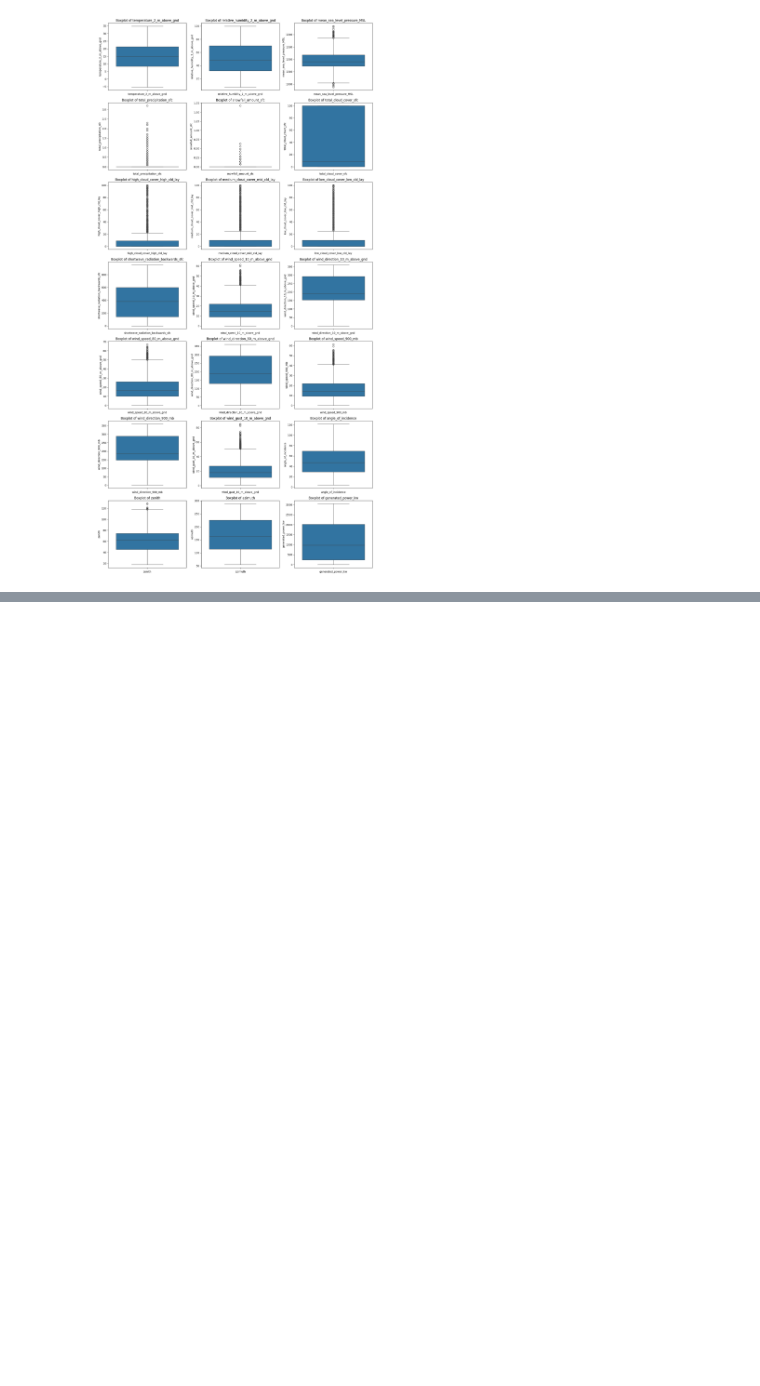
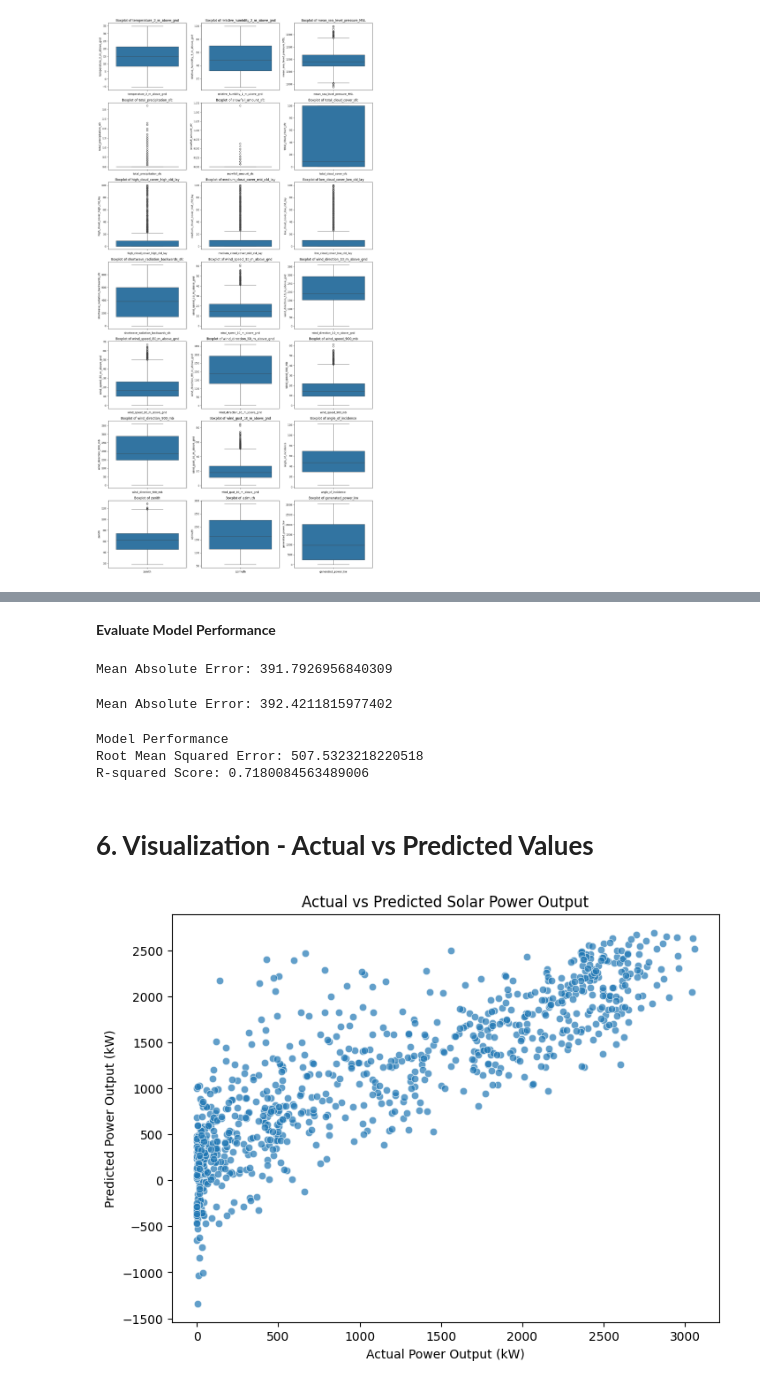
Before and after one commit to Dipan46/Predicting-Solar-Power-Output-using-Linear-Regression, a Jupyter notebook: Predicting Solar Power Output using Linear Regression.ipynb, the cells around one changed output, grey strips where cells are left out. Drawn from its saved outputs; the diff is of its cells as text; code cells hidden in the pictures; blank space fills up the shorter version.

```diff
--- a/Predicting Solar Power Output using Linear Regression.ipynb
+++ b/Predicting Solar Power Output using Linear Regression.ipynb
@@ -180,0 +179,3 @@ plt.show()
+# %%
+X = data.drop(['generated_power_kw'], axis=1)
+y = data['generated_power_kw']
@@ -180,0 +184,2 @@ plt.show()
+# %%
+X_train, X_test, y_train, y_test = train_test_split(x, y, test_size=0.2, random_state=42)
@@ -180,0 +188,3 @@ plt.show()
+# %%
+model = LinearRegression()
+model.fit(X_train, y_train)
@@ -180,0 +197,35 @@ plt.show()
+# %% [markdown]
+**Evaluate Model Performance**
+# %%
+y_pred = model.predict(X_test)
+mae = mean_absolute_error(y_test, y_pred)
+print(f'Mean Absolute Error: {mae}')
+# %% [output]
+Mean Absolute Error: 391.7926956840309
+# %%
+y_pred_train = model.predict(X_train)
+mae_train = mean_absolute_error(y_train, y_pred_train)
+print(f'Mean Absolute Error: {mae_train}')
+# %% [output]
+Mean Absolute Error: 392.4211815977402
+# %%
+rmse = np.sqrt(mean_squared_error(y_test, y_pred))
+r2 = r2_score(y_test, y_pred)
+print("Model Performance")
+print(f"Root Mean Squared Error: {rmse}")
+print(f"R-squared Score: {r2}")
+# %% [output]
+Model Performance
+Root Mean Squared Error: 507.5323218220518
+R-squared Score: 0.7180084563489006
+# %% [markdown]
+# **6. Visualization - Actual vs Predicted Values**
+# %%
+plt.figure(figsize=(8,6))
+sns.scatterplot(x=y_test, y=y_pred, alpha=0.7)
+plt.xlabel("Actual Power Output (kW)")
+plt.ylabel("Predicted Power Output (kW)")
+plt.title("Actual vs Predicted Solar Power Output")
+plt.show()
+# %% [output]
+[figure, added]
```
Also changed, not shown: parts of 31 cells of this notebook.
